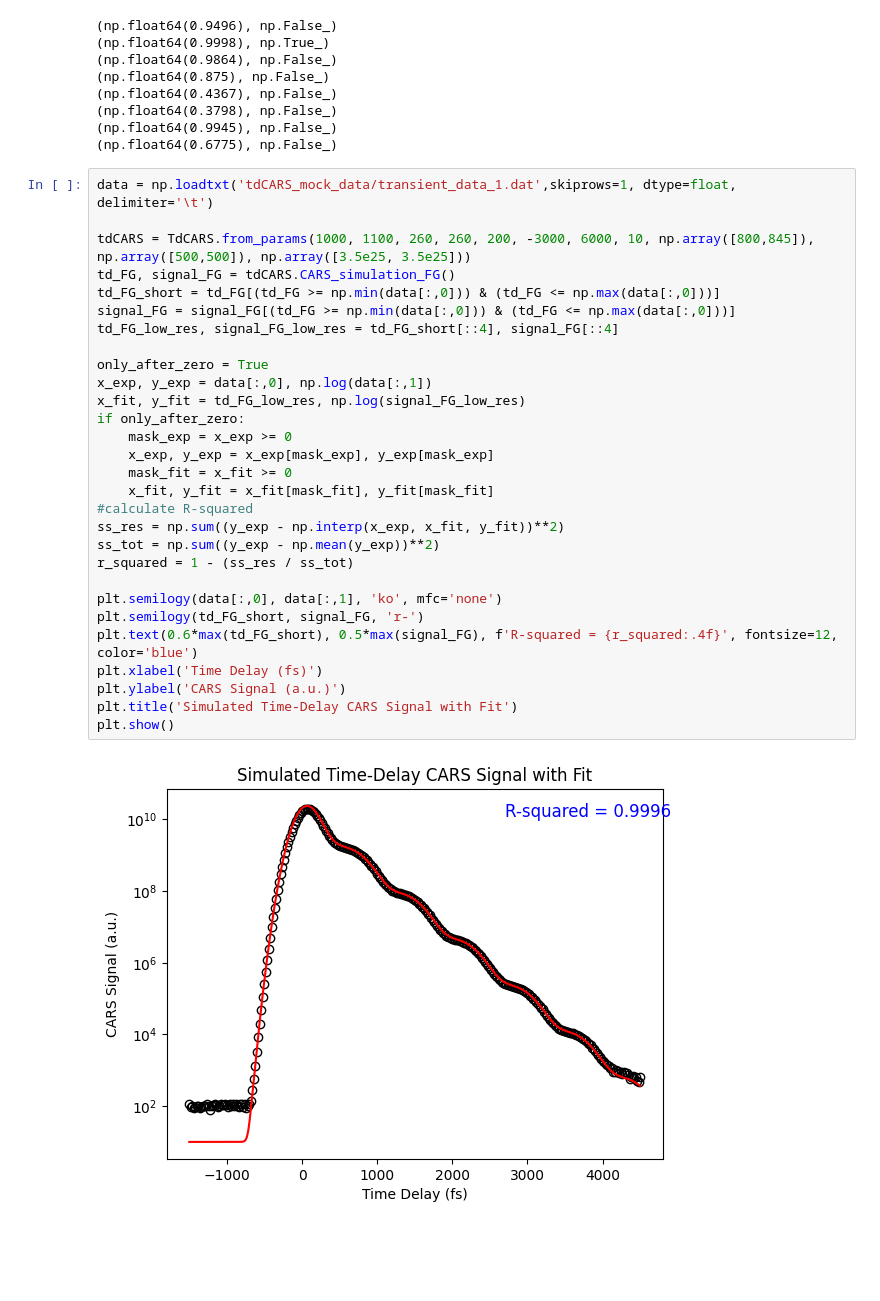
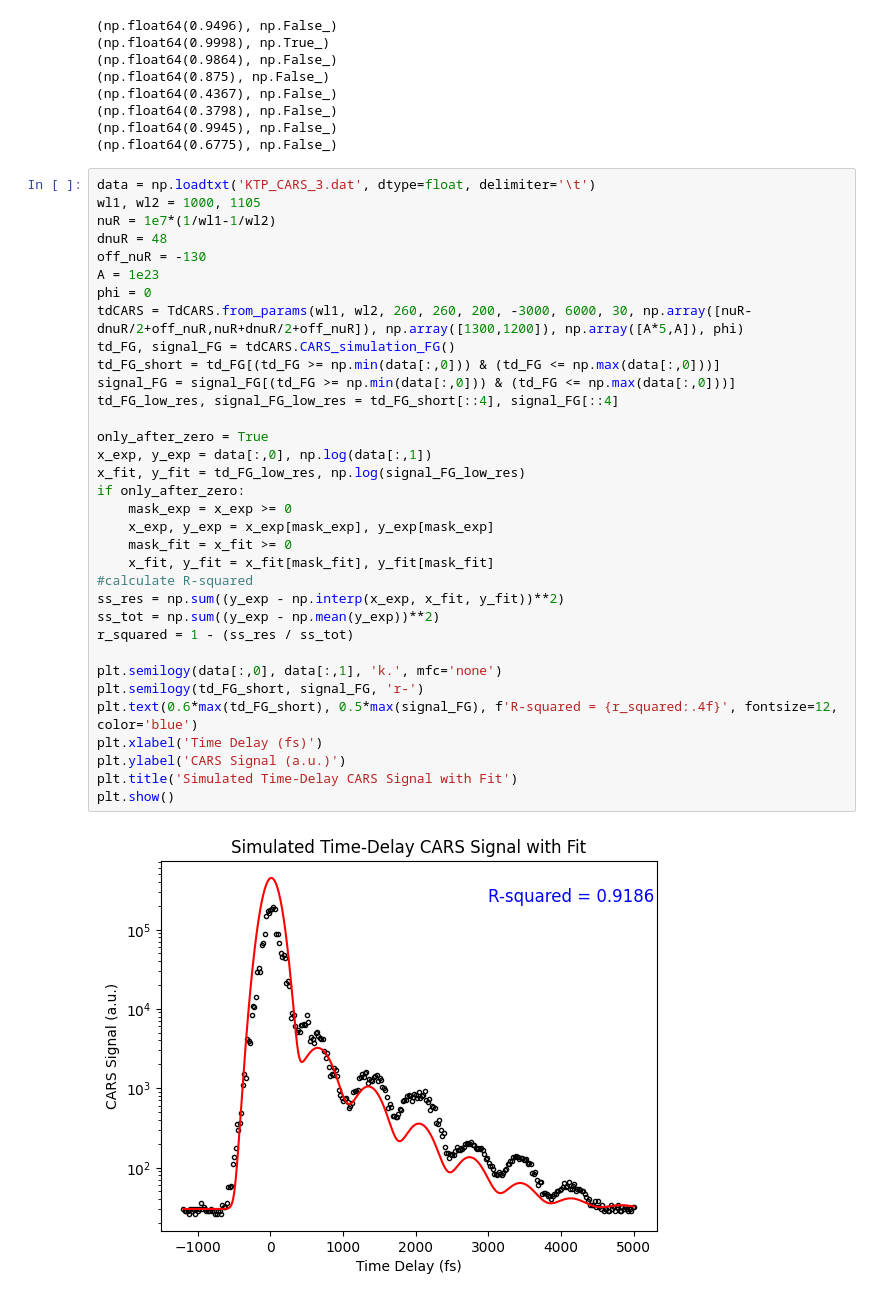
Before and after one commit to DinushaMS/Python-Physics, a Jupyter notebook: Optics/td_CARS_fit/unit_tests.ipynb, the cells around one changed output. Cells and saved outputs as stored; diff of their text form; blank space fills up the shorter version.

```diff
--- a/Optics/td_CARS_fit/unit_tests.ipynb
+++ b/Optics/td_CARS_fit/unit_tests.ipynb
@@ -42,36 +123,41 @@ for i in range(8):
 (np.float64(0.9945), np.False_)
 (np.float64(0.6775), np.False_)
 # %%
-data = np.loadtxt('tdCARS_mock_data/transient_data_1.dat',skiprows=1, dtype=float, delimiter='\t')
-
-tdCARS = TdCARS.from_params(1000, 1100, 260, 260, 200, -3000, 6000, 10, np.array([800,845]), np.array([500,500]), np.array([3.5e25, 3.5e25]))
+data = np.loadtxt('KTP_CARS_3.dat', dtype=float, delimiter='\t')
+wl1, wl2 = 1000, 1105
+nuR = 1e7*(1/wl1-1/wl2)
+dnuR = 48
+off_nuR = -130
+A = 1e23
+phi = 0
+tdCARS = TdCARS.from_params(wl1, wl2, 260, 260, 200, -3000, 6000, 30, np.array([nuR-dnuR/2+off_nuR,nuR+dnuR/2+off_nuR]), np.array([1300,1200]), np.array([A*5,A]), phi)
 td_FG, signal_FG = tdCARS.CARS_simulation_FG()
 td_FG_short = td_FG[(td_FG >= np.min(data[:,0])) & (td_FG <= np.max(data[:,0]))]
 signal_FG = signal_FG[(td_FG >= np.min(data[:,0])) & (td_FG <= np.max(data[:,0]))]
 td_FG_low_res, signal_FG_low_res = td_FG_short[::4], signal_FG[::4]
 
 only_after_zero = True
 x_exp, y_exp = data[:,0], np.log(data[:,1])
 x_fit, y_fit = td_FG_low_res, np.log(signal_FG_low_res)
 if only_after_zero:
     mask_exp = x_exp >= 0
     x_exp, y_exp = x_exp[mask_exp], y_exp[mask_exp]
     mask_fit = x_fit >= 0
     x_fit, y_fit = x_fit[mask_fit], y_fit[mask_fit]
 #calculate R-squared
 ss_res = np.sum((y_exp - np.interp(x_exp, x_fit, y_fit))**2)
 ss_tot = np.sum((y_exp - np.mean(y_exp))**2)
 r_squared = 1 - (ss_res / ss_tot)
 
-plt.semilogy(data[:,0], data[:,1], 'ko', mfc='none')
+plt.semilogy(data[:,0], data[:,1], 'k.', mfc='none')
 plt.semilogy(td_FG_short, signal_FG, 'r-')
 plt.text(0.6*max(td_FG_short), 0.5*max(signal_FG), f'R-squared = {r_squared:.4f}', fontsize=12, color='blue')
 plt.xlabel('Time Delay (fs)')
 plt.ylabel('CARS Signal (a.u.)')
 plt.title('Simulated Time-Delay CARS Signal with Fit')
 plt.show()
 # %% [output]
-[figure, old version]
+[figure, new version]
 # %%
 #fft analysis
 td1,td2 = 500,3500
```
Also changed, not shown: parts of 6 cells of this notebook, 22 other files.
